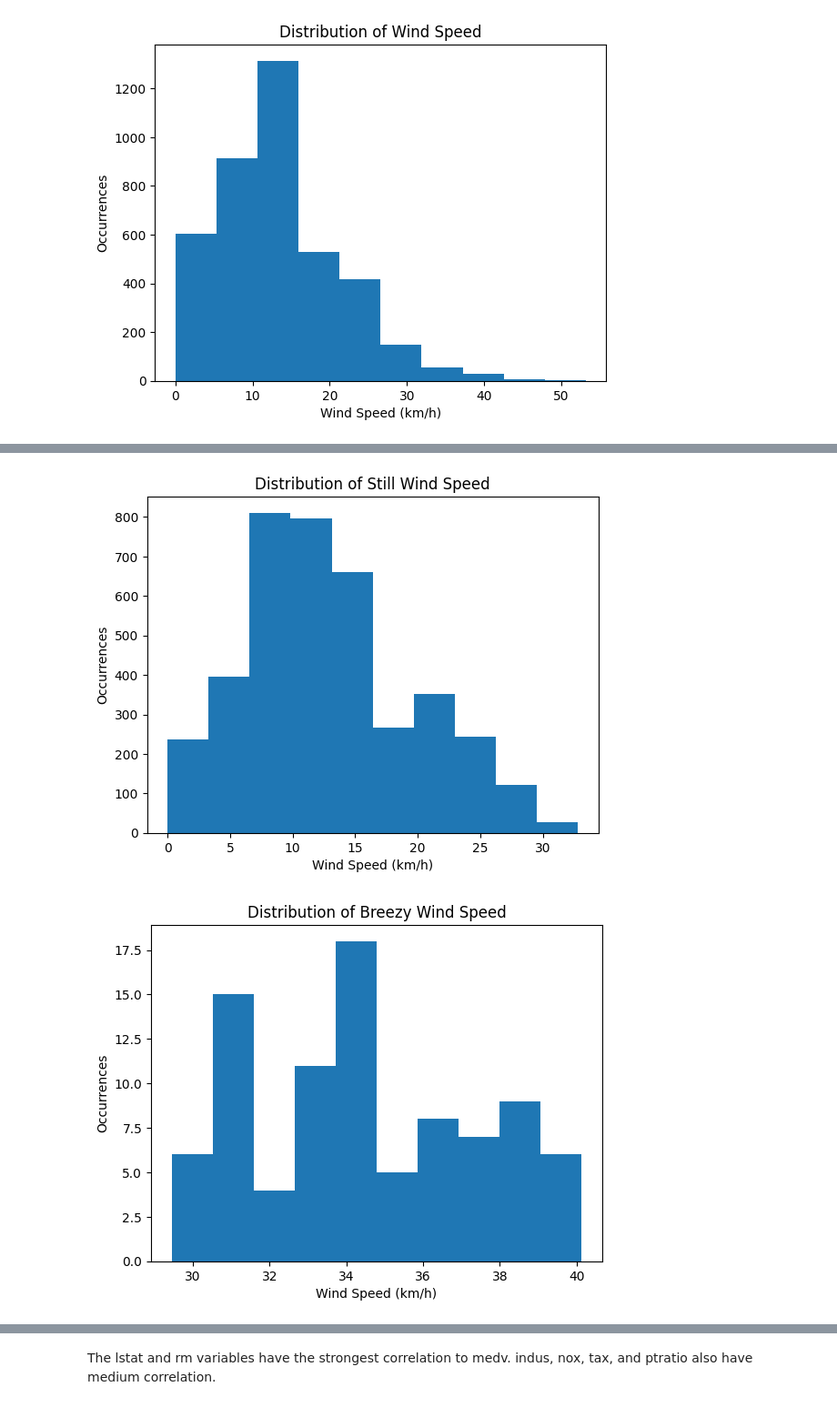
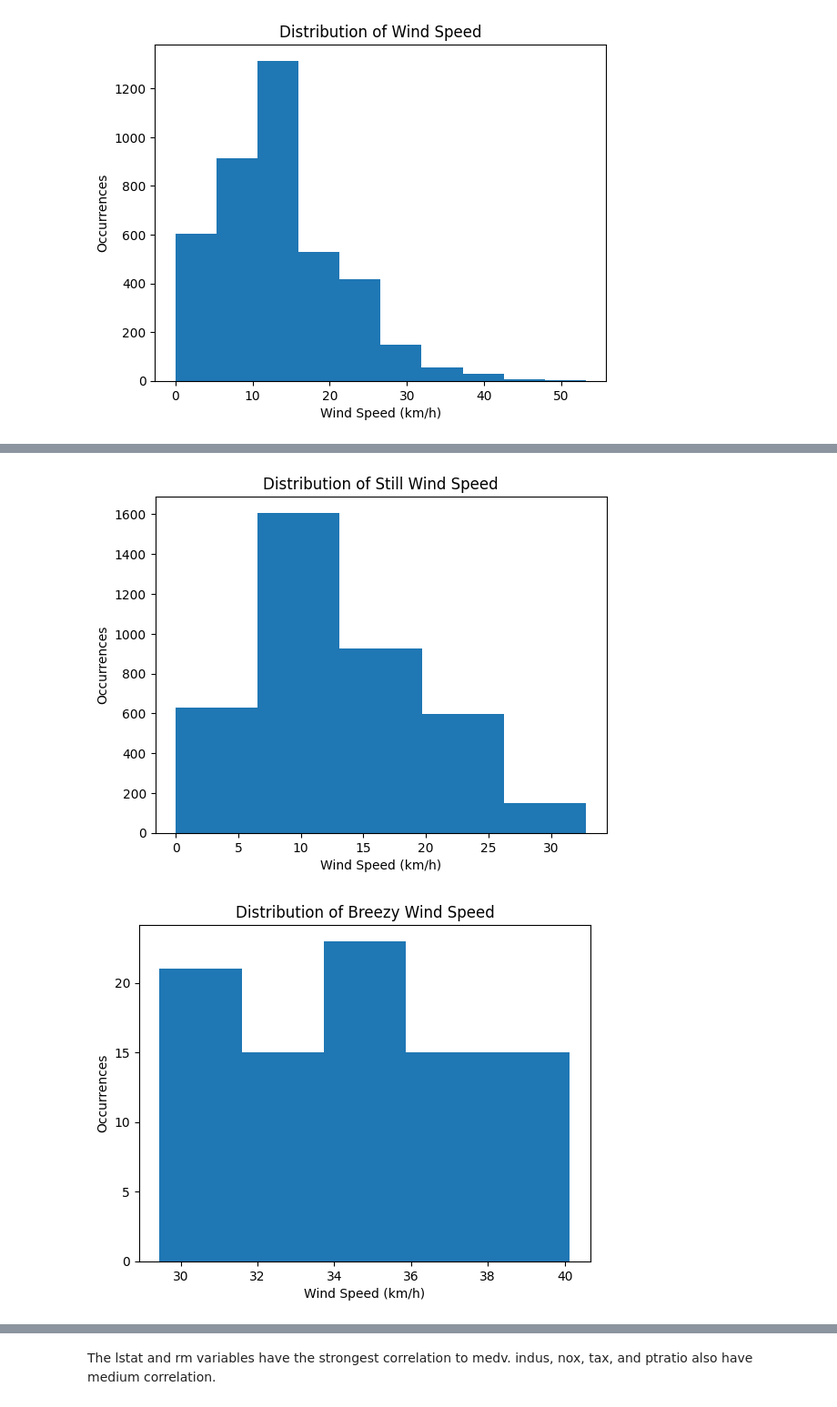
Before and after one commit to DataScienceForEngineers/DataProcTraining, a Jupyter notebook: Module 2/DataViz.ipynb, the cells around one changed output, grey strips where cells are left out. Shown: that part at 91% size. Cells and saved outputs as stored; diff of their text form; code cells hidden in the pictures.

```diff
--- a/Module 2/DataViz.ipynb
+++ b/Module 2/DataViz.ipynb
@@ -170,32 +193,32 @@ Now we want to make histograms of the Wind Speed based on Wind Type to explore h
 # %%
 df_windy, df_breezy, df_still = df[df["Wind Type"]== "windy"],df[df["Wind Type"]== "breezy"],df[df["Wind Type"]== "still"]
 
 #### Initiate Graphic #####
-plt.hist(df_still["Wind Speed (km/h)"])
+plt.hist(df_still["Wind Speed (km/h)"],5)
 #### Add Additional Elements ####
 plt.ylabel("Occurrences")
 plt.xlabel("Wind Speed (km/h)")
 plt.title("Distribution of Still Wind Speed")
 #### Show Graphic ####
 plt.show()
 
 #### Initiate Graphic #####
-plt.hist(df_breezy["Wind Speed (km/h)"])
+plt.hist(df_breezy["Wind Speed (km/h)"],5)
 #### Add Additional Elements ####
 plt.ylabel("Occurrences")
 plt.xlabel("Wind Speed (km/h)")
 plt.title("Distribution of Breezy Wind Speed")
 #### Show Graphic ####
 plt.show()
 
 #### Initiate Graphic #####
-plt.hist(df_windy["Wind Speed (km/h)"])
+plt.hist(df_windy["Wind Speed (km/h)"],5)
 #### Add Additional Elements ####
 plt.ylabel("Occurrences")
 plt.xlabel("Wind Speed (km/h)")
 plt.title("Distribution of Windy Wind Speed")
 #### Show Graphic ####
 plt.show()
 # %% [output]
-[figure, old version]
+[figure, new version]
-[figure, old version]
+[figure, new version]
```
Also changed, not shown: parts of 32 cells of this notebook, 2 other files.
